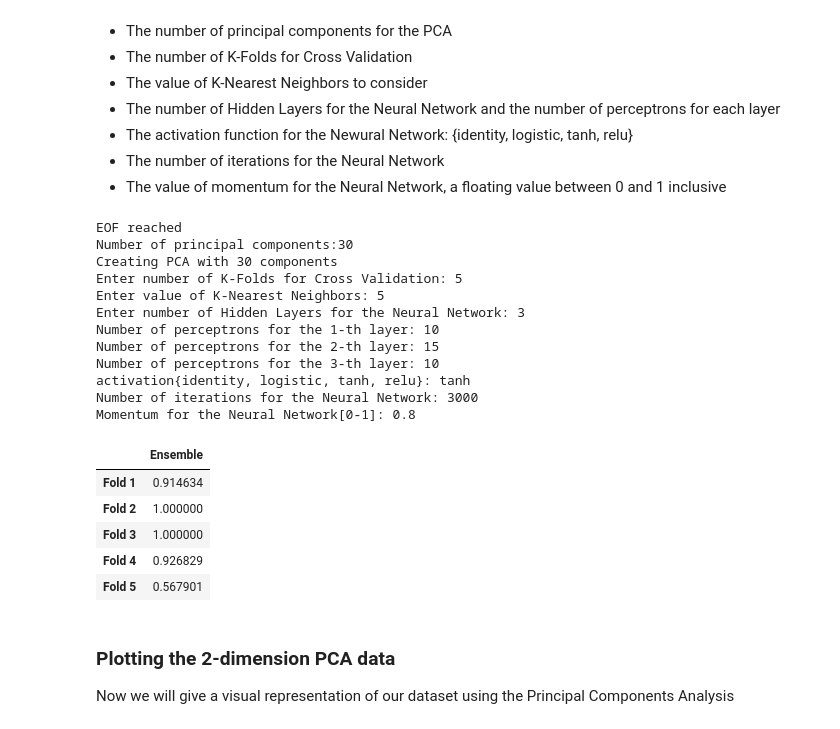
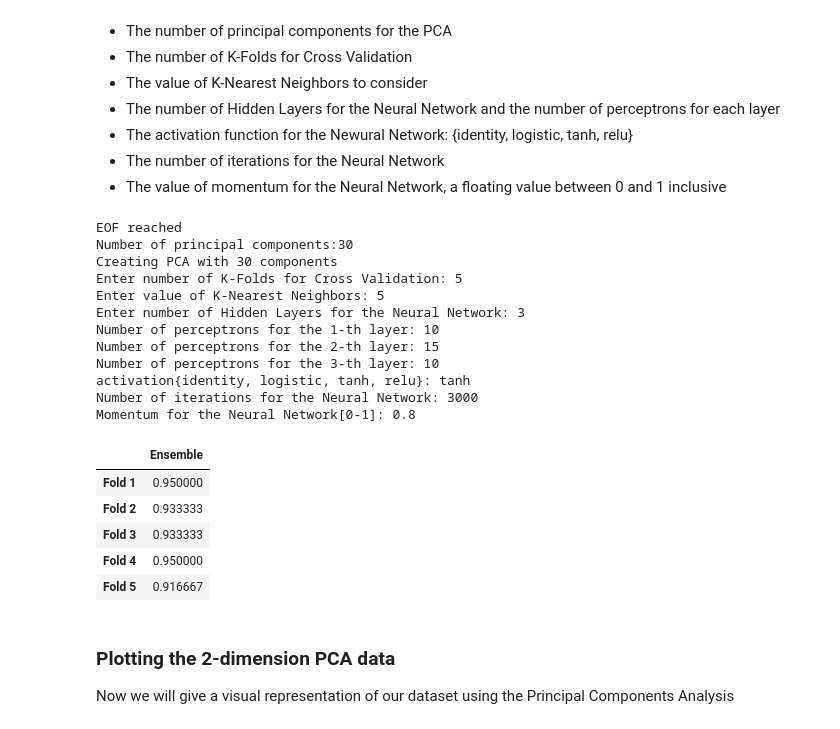
Before and after one commit to OmarGard/DataMining, a Jupyter notebook: 06 - FinalProject.ipynb, the cells around one changed output. Drawn from its saved outputs; the diff is of its cells as text; code cells hidden in the pictures.

```diff
--- a/06 - FinalProject.ipynb
+++ b/06 - FinalProject.ipynb
@@ -281,7 +281,7 @@ Here the user must type the following fields to begin with the ensemble's traini
 - The value of momentum for the Neural Network, a floating value between 0 and 1 inclusive
 # %%
 # Change the filename
-basic_ensemble.readFile("Slice409.txt")
+basic_ensemble.readFile("cre300.txt")
 # Ensemble's parameters
 basic_ensemble.transformData(int(input('Number of principal components:')))
 
@@ -293,38 +293,38 @@ for i in range(1,hLayers+1):
     layersSize.append(int(input("Number of perceptrons for the "+str(i)+"-th layer: ")))
 activationFunction=input("activation{identity, logistic, tanh, relu}: ")
 epochs = int(input("Number of iterations for the Neural Network: "))
 moment = float(input("Momentum for the Neural Network[0-1]: "))
 
 basic_ensemble.buildModels(nKFolds=folds,
                            nKNN=neighbors,
                            hiddenLayers=layersSize,
                            activFunction=activationFunction,
                            nIterations=epochs,
                            momentum=moment)
 
 d1,d2,d3,a = basic_ensemble.getScoreModels()
 basic_ensemble.buildEnsemble()
 e_df,e_mean,e_std = basic_ensemble.trainEnsemble()
 e_df
 # %% [output]
 EOF reached
 Number of principal components:30
 Creating PCA with 30 components
 Enter number of K-Folds for Cross Validation: 5
 Enter value of K-Nearest Neighbors: 5
 Enter number of Hidden Layers for the Neural Network: 3
 Number of perceptrons for the 1-th layer: 10
 Number of perceptrons for the 2-th layer: 15
 Number of perceptrons for the 3-th layer: 10
 activation{identity, logistic, tanh, relu}: tanh
 Number of iterations for the Neural Network: 3000
 Momentum for the Neural Network[0-1]: 0.8
 |  | Ensemble |
-| Fold 1 | 0.914634 |
-| Fold 2 | 1.000000 |
-| Fold 3 | 1.000000 |
-| Fold 4 | 0.926829 |
-| Fold 5 | 0.567901 |
+| Fold 1 | 0.950000 |
+| Fold 2 | 0.933333 |
+| Fold 3 | 0.933333 |
+| Fold 4 | 0.950000 |
+| Fold 5 | 0.916667 |
 # %% [markdown]
 ### Plotting the 2-dimension PCA data
 Now we will give a visual representation of our dataset using the Principal Components Analysis
```
Also changed, not shown: parts of 6 cells of this notebook, 2 other files.
